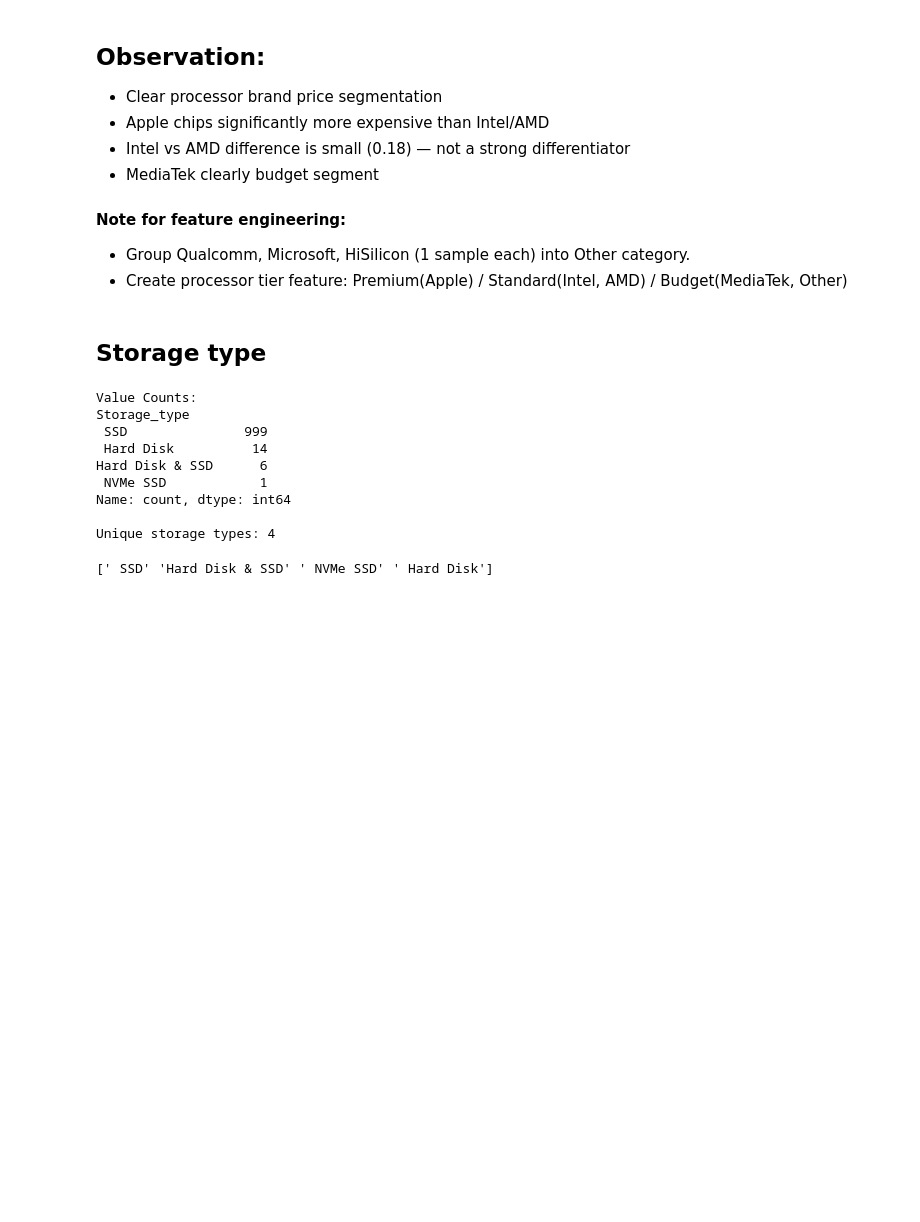
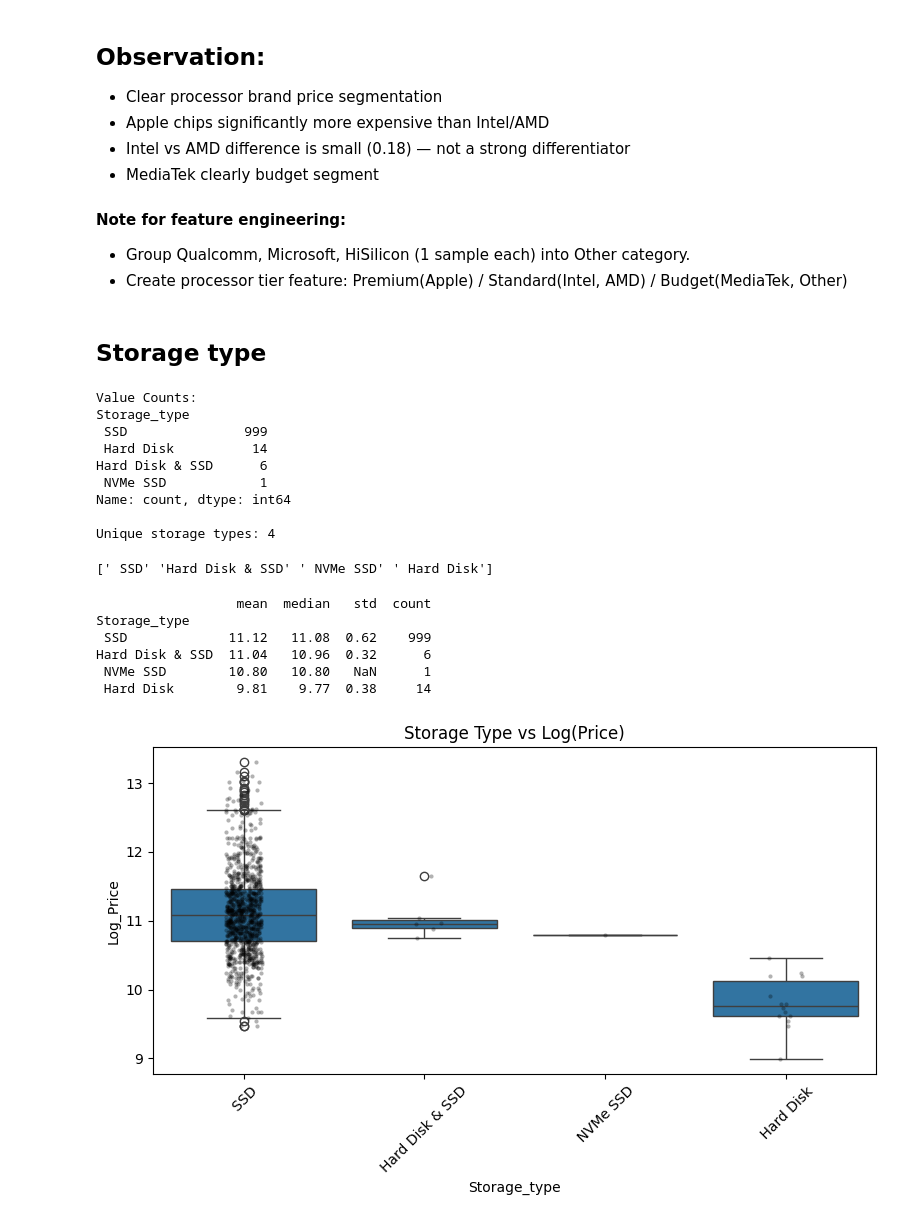
Before and after one commit to ManjushaMotamarry/Machine-Learning-Based-Price-Fairness-Analysis-for-Laptop-E-Commerce, a Jupyter notebook: notebooks/EDA.ipynb, the cells around one changed output. Drawn from its saved outputs; the diff is of its cells as text; code cells hidden in the pictures; blank space fills up the shorter version.

```diff
--- a/notebooks/EDA.ipynb
+++ b/notebooks/EDA.ipynb
@@ -753,3 +753,21 @@ Unique storage types: 4
 print(df['Storage_type'].unique())
 # %% [output]
 [' SSD' 'Hard Disk & SSD' ' NVMe SSD' ' Hard Disk']
+# %%
+print(df.groupby('Storage_type')['Log_Price'].agg(['mean', 'median', 'std', 'count']).round(2).sort_values('mean', ascending=False))
+
+plt.figure(figsize=(8, 5))
+sns.boxplot(x='Storage_type', y='Log_Price', data=df, order=df.groupby('Storage_type')['Log_Price'].median().sort_values(ascending=False).index)
+sns.stripplot(x='Storage_type', y='Log_Price', data=df, order=df.groupby('Storage_type')['Log_Price'].median().sort_values(ascending=False).index, color='black', alpha=0.3, size=3)
+plt.title("Storage Type vs Log(Price)")
+plt.xticks(rotation=45)
+plt.tight_layout()
+plt.show()
+# %% [output]
+                  mean  median   std  count
+Storage_type
+ SSD             11.12   11.08  0.62    999
+Hard Disk & SSD  11.04   10.96  0.32      6
+ NVMe SSD        10.80   10.80   NaN      1
+ Hard Disk        9.81    9.77  0.38     14
+[figure, added]
```
Also changed, not shown: parts of 40 cells of this notebook, 1 other file.
